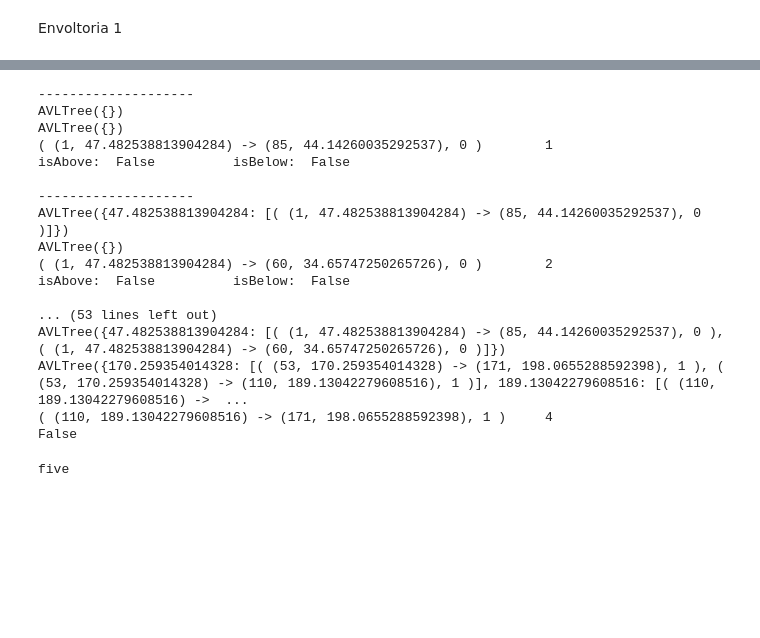
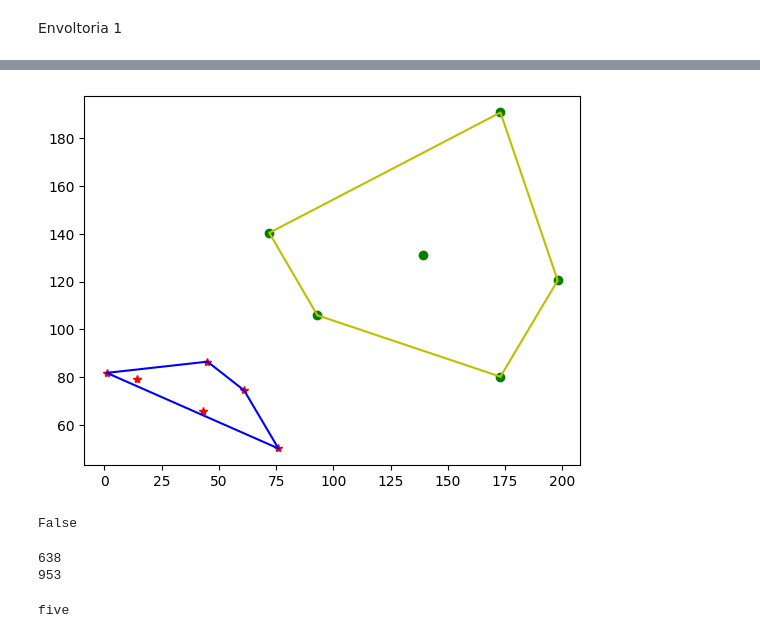
Before and after one commit to Gcastelo01/TP1_Alg2, a Jupyter notebook: TP1_Classificador.ipynb, the cells around one changed output, grey strips where cells are left out. Saved outputs shown, nothing was run; the diff lists cells and outputs as text; code cells hidden in the pictures; blank space fills up the shorter version.

```diff
--- a/TP1_Classificador.ipynb
+++ b/TP1_Classificador.ipynb
@@ -370,15 +387,3 @@ def plotEnvoltoria(ax, pontos, envoltoria, dotType='r*', envType='b-'):
 
     ax.plot(lista_Envoltoria[0], lista_Envoltoria[1], envType)
     ax.plot([lista_Envoltoria[0][len(lista_Envoltoria[0]) - 1], lista_Envoltoria[0][0]], [lista_Envoltoria[1][len(lista_Envoltoria[1]) - 1], lista_Envoltoria[1][0]], envType)
-
-
-nPoints = 3
-(pontosA, EnvoltoriaA) = EnvoltoriaAleatoria(numDots=nPoints)
-(pontosB, EnvoltoriaB) = EnvoltoriaAleatoria(3, nPoints, 50, 200, 50, 200)
-
-fig, ax = plt.subplots()
-
-plotEnvoltoria(ax, pontosA, EnvoltoriaA)
-plotEnvoltoria(ax, pontosB, EnvoltoriaB, dotType='go', envType='y-')
-
-plt.show()
@@ -444,28 +447,32 @@ def preProcessConvexHull(EnvoltoriaA, EnvoltoriaB):
     endpoitsList.sort()
 
     return (endpoitsList, segmentsList)
-# %%
-endPointList, segmentsList = preProcessConvexHull(EnvoltoriaA= EnvoltoriaA, EnvoltoriaB= EnvoltoriaB)
-
-print(sweepLineIntersection(endPointList, segmentsList))
-# %% [output]
---------------------
-AVLTree({})
-AVLTree({})
-( (1, 47.482538813904284) -> (85, 44.14260035292537), 0 )        1
-isAbove:  False          isBelow:  False
-
---------------------
-AVLTree({47.482538813904284: [( (1, 47.482538813904284) -> (85, 44.14260035292537), 0 )]})
-AVLTree({})
-( (1, 47.482538813904284) -> (60, 34.65747250265726), 0 )        2
-isAbove:  False          isBelow:  False
-
-... (53 lines left out)
-AVLTree({47.482538813904284: [( (1, 47.482538813904284) -> (85, 44.14260035292537), 0 ), ( (1, 47.482538813904284) -> (60, 34.65747250265726), 0 )]})
-AVLTree({170.259354014328: [( (53, 170.259354014328) -> (171, 198.0655288592398), 1 ), ( (53, 170.259354014328) -> (110, 189.13042279608516), 1 )], 189.13042279608516: [( (110, 189.13042279608516) ->  ...
-( (110, 189.13042279608516) -> (171, 198.0655288592398), 1 )     4
-False
+# %%
+nPoints = 6
+randomSeedA = randint(0, 1000)
+randomSeedB = randint(0, 1000)
+(pontosA, EnvoltoriaA) = EnvoltoriaAleatoria(seed=randomSeedA, numDots=nPoints)
+(pontosB, EnvoltoriaB) = EnvoltoriaAleatoria(randomSeedB, nPoints, 60, 200, 60, 200)
+
+fig, ax = plt.subplots()
+
+plotEnvoltoria(ax, pontosA, EnvoltoriaA)
+plotEnvoltoria(ax, pontosB, EnvoltoriaB, dotType='go', envType='y-')
+
+plt.show()
+
+endPointList, segmentsList = preProcessConvexHull(EnvoltoriaA= EnvoltoriaA, EnvoltoriaB= EnvoltoriaB)
+
+print(sweepLineIntersection(endPointList, segmentsList))
+# %% [output]
+[figure, added]
+False
+# %%
+print(randomSeedA)
+print(randomSeedB)
+# %% [output]
+638
+953
 # %%
 import bintrees
 
```
Also changed, not shown: parts of 2 cells of this notebook.
